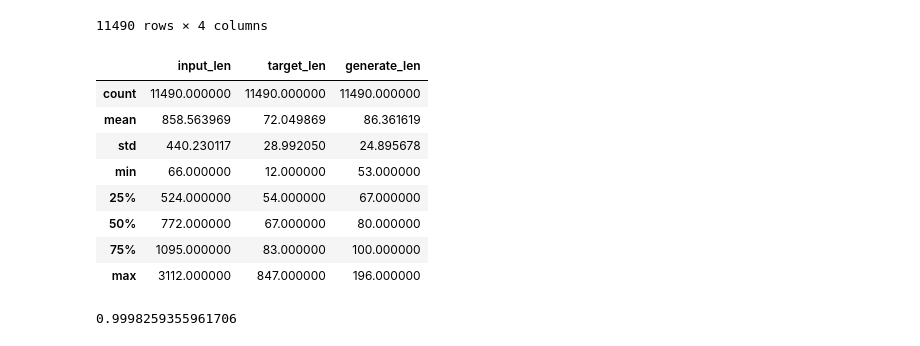
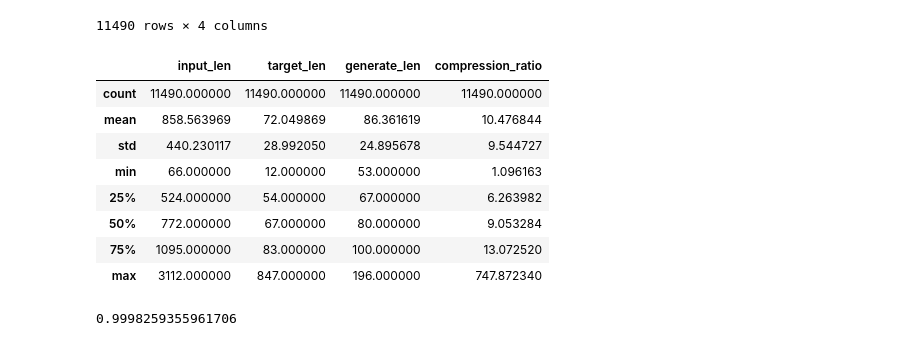
Before and after one commit to Ivanbtz9/length-control-for-summarization, a Jupyter notebook: src/BART/BART-LARGE-CNN/lenght_statistics_result.ipynb, the cells around one changed output. Saved outputs shown, nothing was run; the diff lists cells and outputs as text; code cells hidden in the pictures.

```diff
--- a/src/BART/BART-LARGE-CNN/lenght_statistics_result.ipynb
+++ b/src/BART/BART-LARGE-CNN/lenght_statistics_result.ipynb
@@ -47,18 +47,19 @@ data_len
 | 11488 | 30ec5f280eee772a73d181bfc8514defd... | 1122 | 41 | 93 |
 | 11489 | b4a1738c4a0acdf3d189264a0927005aa... | 1757 | 129 | 115 |
 11490 rows × 4 columns
-# %%
-data_len.describe()
-# %% [output]
-|  | input_len | target_len | generate_len |
-| count | 11490.000000 | 11490.000000 | 11490.000000 |
-| mean | 858.563969 | 72.049869 | 86.361619 |
-| std | 440.230117 | 28.992050 | 24.895678 |
-| min | 66.000000 | 12.000000 | 53.000000 |
-| 25% | 524.000000 | 54.000000 | 67.000000 |
-| 50% | 772.000000 | 67.000000 | 80.000000 |
-| 75% | 1095.000000 | 83.000000 | 100.000000 |
-| max | 3112.000000 | 847.000000 | 196.000000 |
+# %%
+data_len["compression_ratio"] = (data_len.target_len / data_len.input_len)*100
+data_len.describe()
+# %% [output]
+|  | input_len | target_len | generate_len | compression_ratio |
+| count | 11490.000000 | 11490.000000 | 11490.000000 | 11490.000000 |
+| mean | 858.563969 | 72.049869 | 86.361619 | 10.476844 |
+| std | 440.230117 | 28.992050 | 24.895678 | 9.544727 |
+| min | 66.000000 | 12.000000 | 53.000000 | 1.096163 |
+| 25% | 524.000000 | 54.000000 | 67.000000 | 6.263982 |
+| 50% | 772.000000 | 67.000000 | 80.000000 | 9.053284 |
+| 75% | 1095.000000 | 83.000000 | 100.000000 | 13.072520 |
+| max | 3112.000000 | 847.000000 | 196.000000 | 747.872340 |
 # %%
 (data_len["target_len"] > data_len["target_len"].mean() -2*data_len["target_len"].std()).sum()/ len(data_len["target_len"])
 # %% [output]
```
Also changed, not shown: parts of 6 cells of this notebook, 3 other files.
